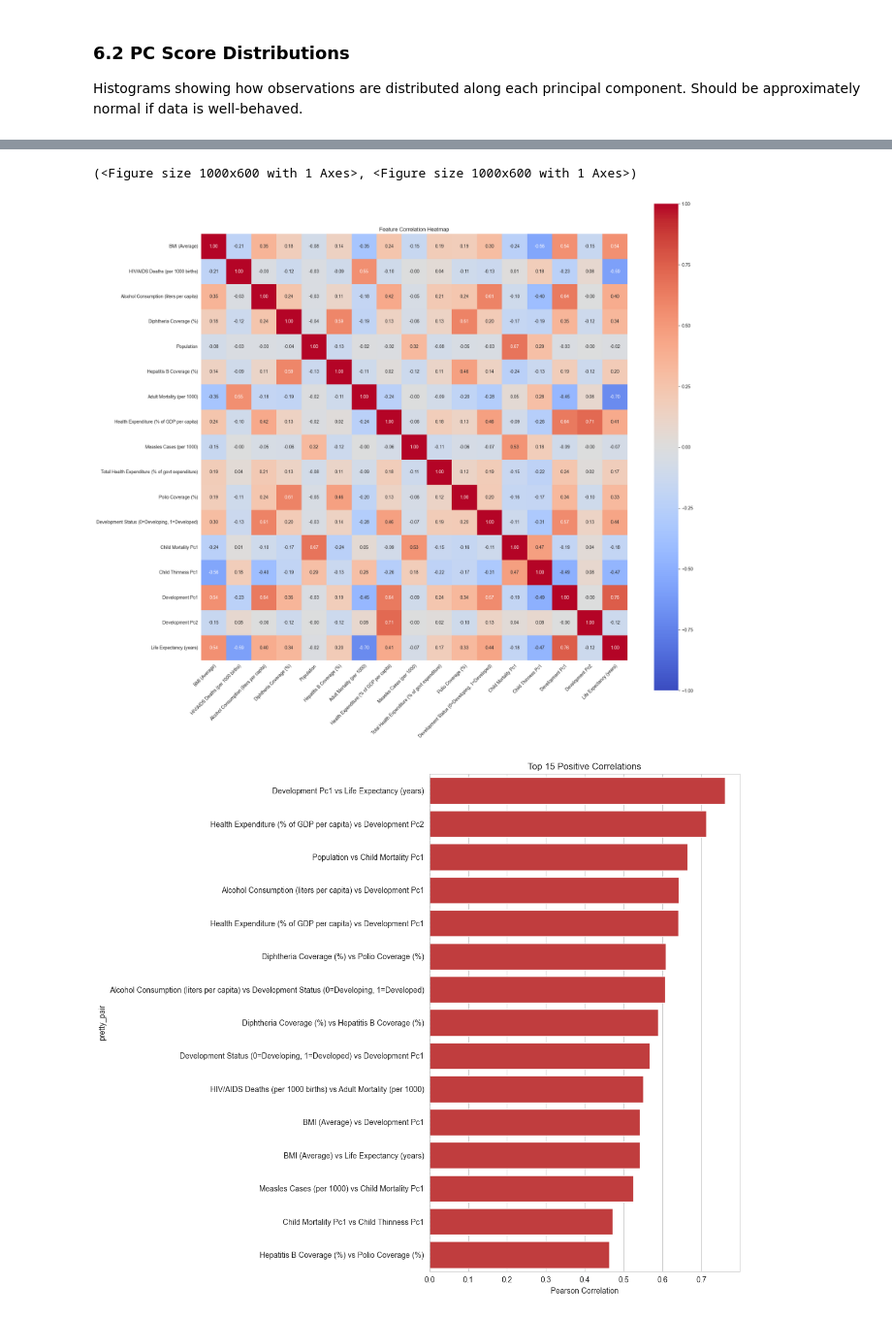
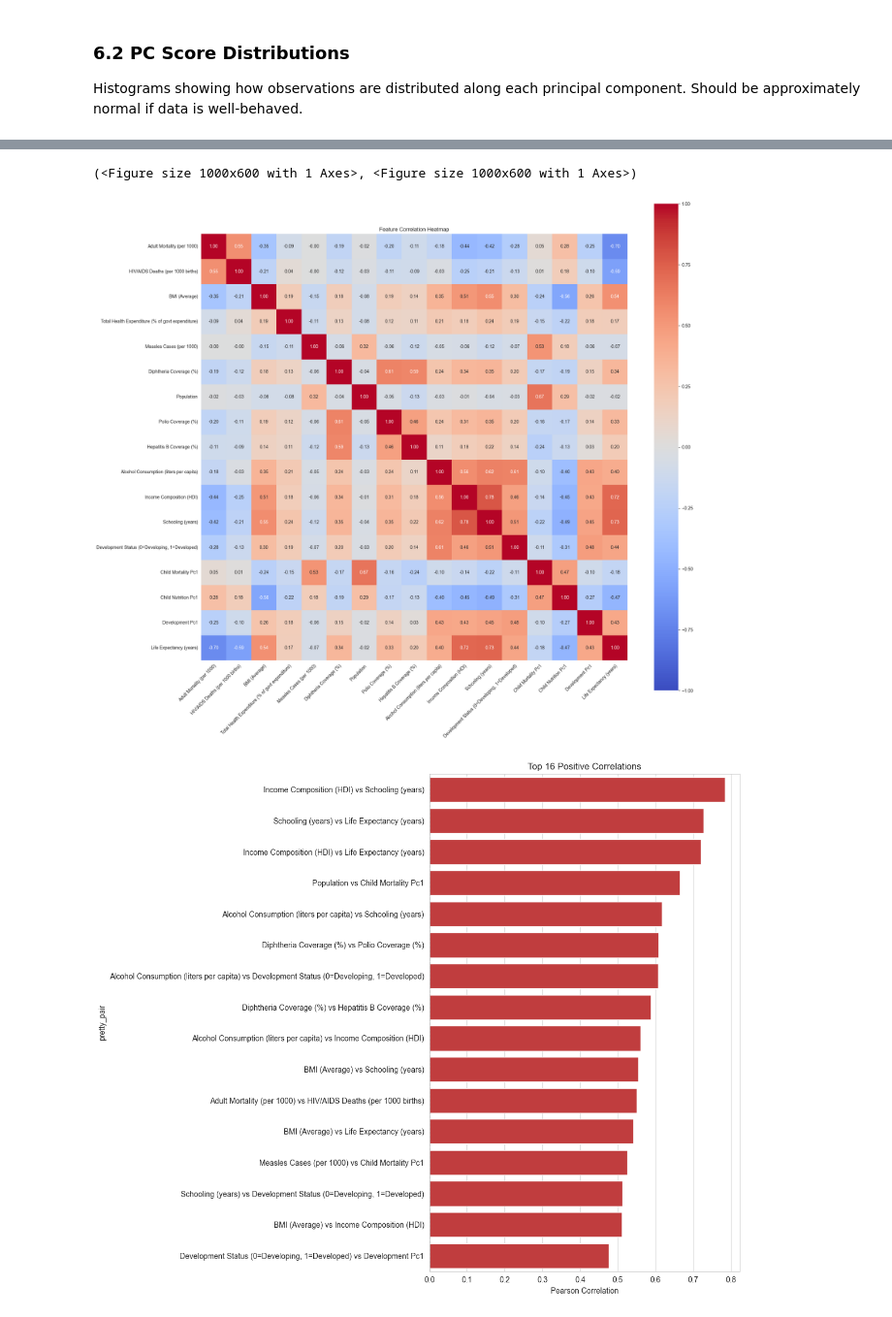
Before and after one commit to punsii/ama_ws25, a Jupyter notebook: notebooks/project/pca_dim_reduction.ipynb, the cells around one changed output, grey strips where cells are left out. Shown at 97% size. Drawn from its saved outputs; the diff is of its cells as text; code cells hidden in the pictures.

```diff
--- a/notebooks/project/pca_dim_reduction.ipynb
+++ b/notebooks/project/pca_dim_reduction.ipynb
@@ -28,5 +24,5 @@ plt.rcParams["figure.titleweight"] = "bold"
 # %%
-ds = LifeExpectancyDataset.from_csv(aggregate_by_country=False)
+le_ds = LifeExpectancyDataset.from_csv(aggregate_by_country=False)
 # %% [markdown]
 # PCA-Based Dimensionality Reduction
 
@@ -42,12 +92,12 @@ feature_groups = [
         features=[LECol.INFANT_DEATHS, LECol.UNDER_FIVE_DEATHS],
     ),
     FeatureGroup(
-        name="child_thinness",
+        name="child_nutrition",
         features=[LECol.THINNESS_5_9_YEARS, LECol.THINNESS_1_19_YEARS],
     ),
     FeatureGroup(
         name="development",
-        features=[LECol.INCOME_COMPOSITION, LECol.SCHOOLING, LECol.GDP],
+        features=[LECol.GDP, LECol.PERCENTAGE_EXPENDITURE],
     ),
 ]
 # %% [markdown]
@@ -56,7 +106,7 @@ feature_groups = [
 Fit PCA on each group and retain components explaining ≥80% of variance.
 # %%
 result = (
-    ds.make_pca_dim_reduction_analyzer(
+    le_ds.make_pca_dim_reduction_analyzer(
         feature_groups=feature_groups,
         standardized=True,
         min_var_explained=0.8,
@@ -127,7 +177,7 @@ print(result.reduced_df.head())
 
 # Add target and compute correlations
 reduced_with_target = result.reduced_df.copy()
-reduced_with_target[LECol.TARGET] = ds.df[LECol.TARGET]
+reduced_with_target[LECol.TARGET] = le_ds.df[LECol.TARGET]
 
 print("\n\nCorrelation with Life Expectancy:")
 print("=" * 80)
@@ -548,35 +483,35 @@ plt.show()
 # %%
 from ama_tlbx.plotting import (
     plot_correlation_heatmap,
     plot_target_correlations,
     plot_top_correlated_pairs,
 )
 
 grouped_features = set()
 for gr in result.group_results:
     grouped_features.update(gr.group.features)
 
 # Get unaffected features (numeric features not in any group)
-all_numeric = set(ds.numeric_cols)
+all_numeric = set(le_ds.numeric_cols)
 unaffected_features = list(all_numeric - grouped_features - {LECol.TARGET})
 
 corr_result = (
     LifeExpectancyDataset(
         df=(
-            ds.df[unaffected_features]
+            le_ds.df[unaffected_features]
             .join(result.reduced_df)
-            .join(ds.df[[LECol.TARGET]])
+            .join(le_ds.df[[LECol.TARGET]])
         )
     )
     .make_correlation_analyzer()
     .fit()
     .result()
 )
 
 plot_correlation_heatmap(corr_result)
 plot_top_correlated_pairs(corr_result, threshold=None)
 plot_target_correlations(corr_result)
 # %% [output]
 (<Figure size 1000x600 with 1 Axes>, <Figure size 1000x600 with 1 Axes>)
-[figure, old version]
+[figure, new version]
-[figure, old version]
+[figure, new version]
```
Also changed, not shown: parts of 16 cells of this notebook, 1 other file.
